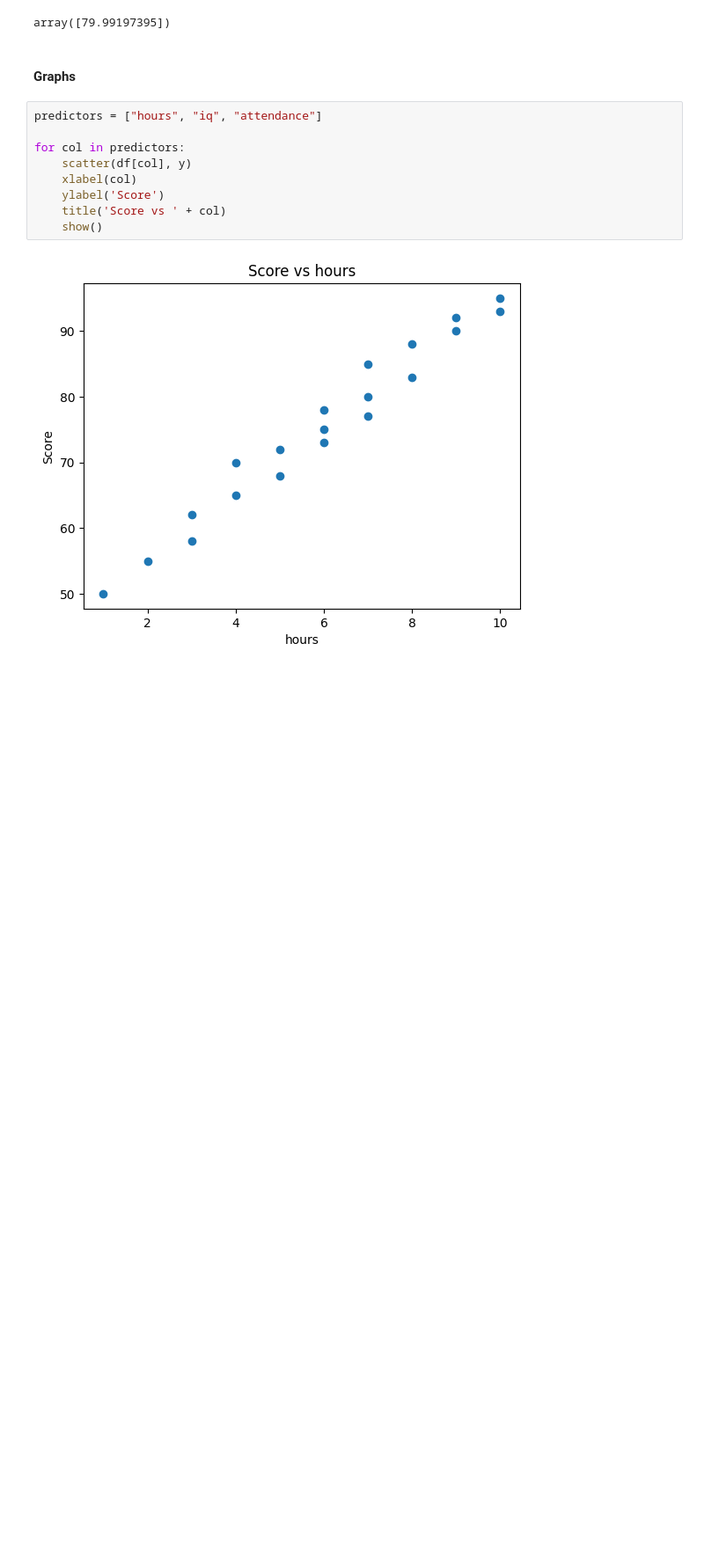
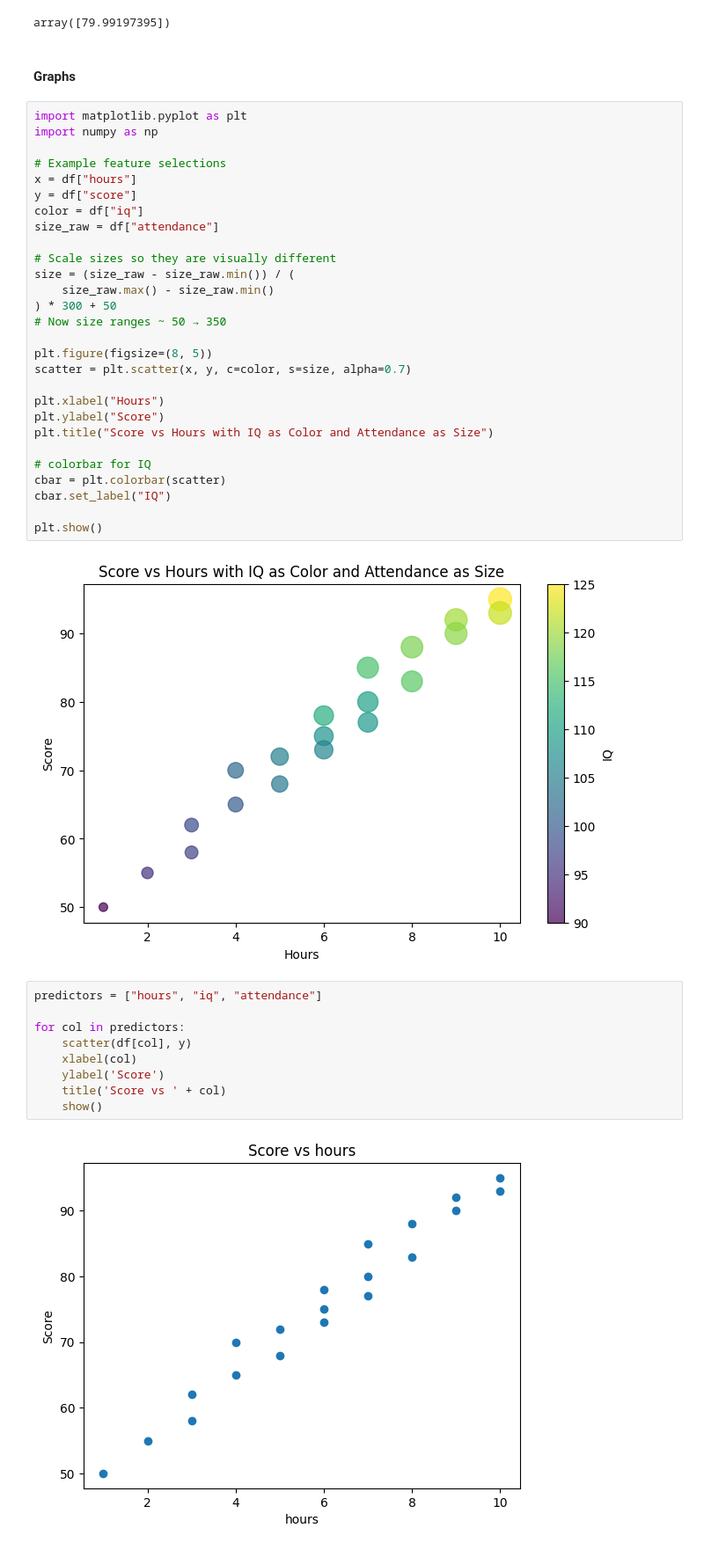
Before and after one commit to Sbrjt/ds, a Jupyter notebook: lab7/main.ipynb, the cells around one changed output. Shown: that part at 88% size. Cells and saved outputs as stored; diff of their text form; blank space fills up the shorter version.

```diff
--- a/lab7/main.ipynb
+++ b/lab7/main.ipynb
@@ -43,6 +43,36 @@ model.predict(pd.DataFrame([new_student]))
 array([79.99197395])
 # %% [markdown]
 #### Graphs
+# %%
+import matplotlib.pyplot as plt
+import numpy as np
+
+# Example feature selections
+x = df["hours"]
+y = df["score"]
+color = df["iq"]
+size_raw = df["attendance"]
+
+# Scale sizes so they are visually different
+size = (size_raw - size_raw.min()) / (
+    size_raw.max() - size_raw.min()
+) * 300 + 50
+# Now size ranges ~ 50 → 350
+
+plt.figure(figsize=(8, 5))
+scatter = plt.scatter(x, y, c=color, s=size, alpha=0.7)
+
+plt.xlabel("Hours")
+plt.ylabel("Score")
+plt.title("Score vs Hours with IQ as Color and Attendance as Size")
+
+# colorbar for IQ
+cbar = plt.colorbar(scatter)
+cbar.set_label("IQ")
+
+plt.show()
+# %% [output]
+[figure, added]
 # %%
 predictors = ["hours", "iq", "attendance"]
 
```
Also changed, not shown: 7 other files.
